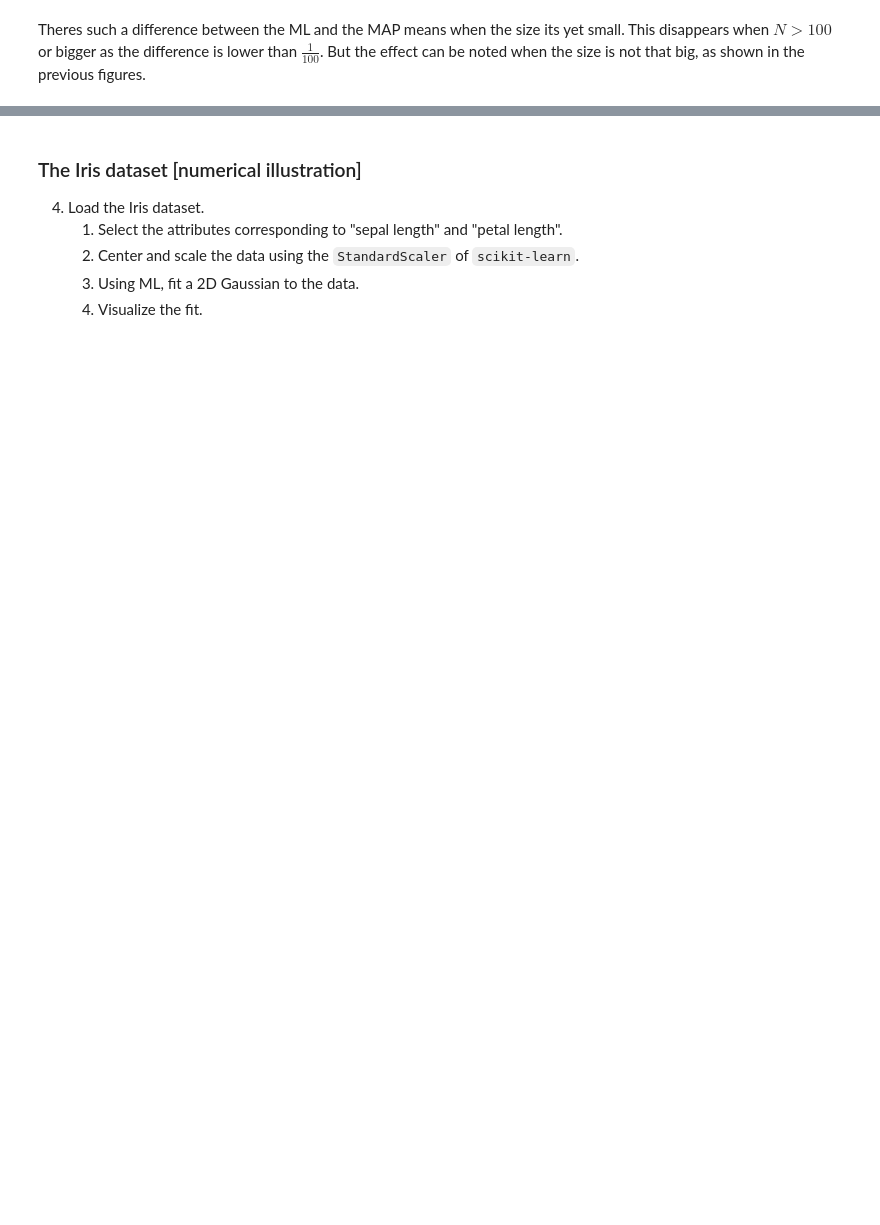
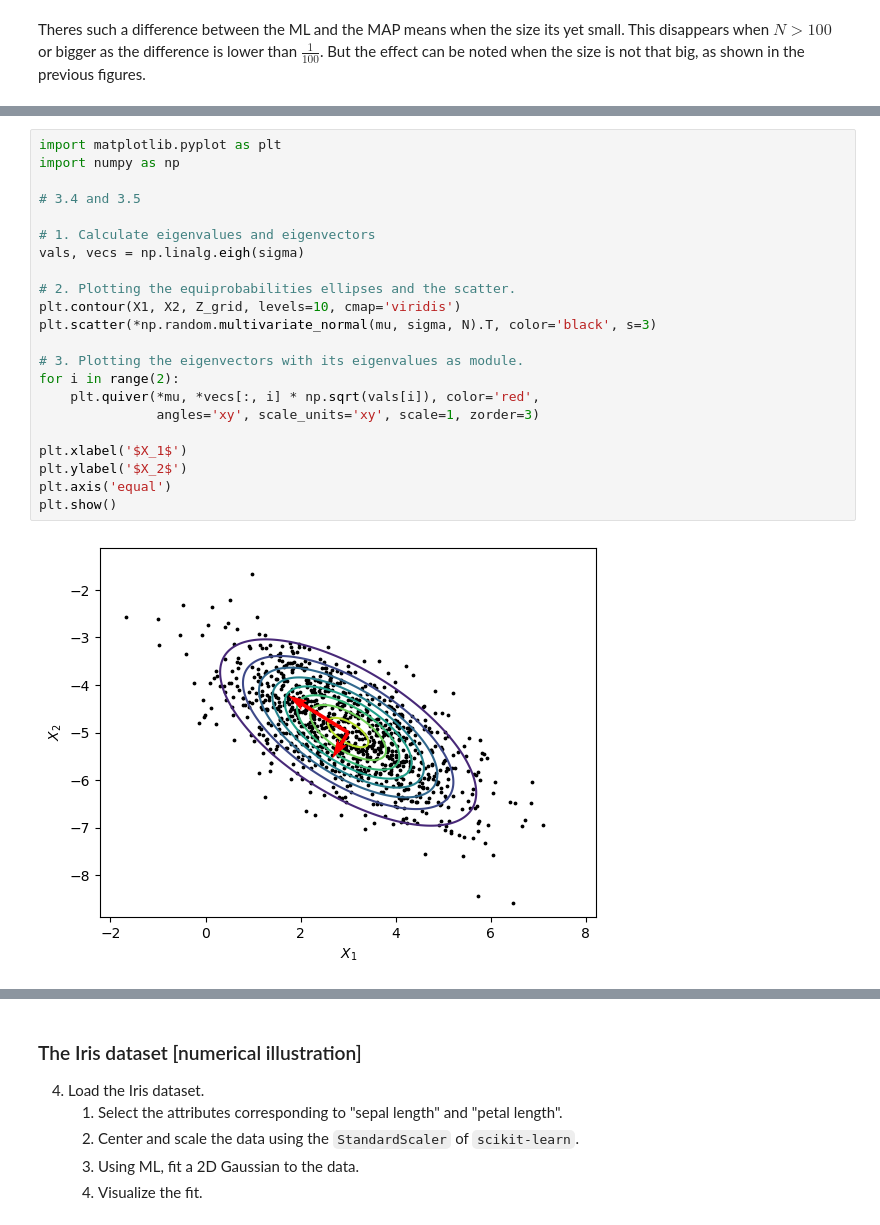
Before and after one commit to JosepDorronsoro/practicas3segundocuatri, a Jupyter notebook: apaut3/demo_002_gaussian_distribution/demo_002_gaussian_distribution.ipynb, the cells around one changed output, grey strips where cells are left out. Saved outputs shown, nothing was run; the diff lists cells and outputs as text; blank space fills up the shorter version.

```diff
--- a/apaut3/demo_002_gaussian_distribution/demo_002_gaussian_distribution.ipynb
+++ b/apaut3/demo_002_gaussian_distribution/demo_002_gaussian_distribution.ipynb
@@ -242,0 +273,24 @@ $$\iff \boxed{\underline{\underline{\Sigma}}^*_{ML} = \frac{\sum_{n=1}^N (\under
+# %%
+import matplotlib.pyplot as plt
+import numpy as np
+
+# 3.4 and 3.5
+
+# 1. Calculate eigenvalues and eigenvectors
+vals, vecs = np.linalg.eigh(sigma)
+
+# 2. Plotting the equiprobabilities ellipses and the scatter.
+plt.contour(X1, X2, Z_grid, levels=10, cmap='viridis')
+plt.scatter(*np.random.multivariate_normal(mu, sigma, N).T, color='black', s=3)
+
+# 3. Plotting the eigenvectors with its eigenvalues as module.
+for i in range(2):
+    plt.quiver(*mu, *vecs[:, i] * np.sqrt(vals[i]), color='red',
+               angles='xy', scale_units='xy', scale=1, zorder=3)
+
+plt.xlabel('$X_1$')
+plt.ylabel('$X_2$')
+plt.axis('equal')
+plt.show()
+# %% [output]
+[figure, added]
```
Also changed, not shown: parts of 6 cells of this notebook.
